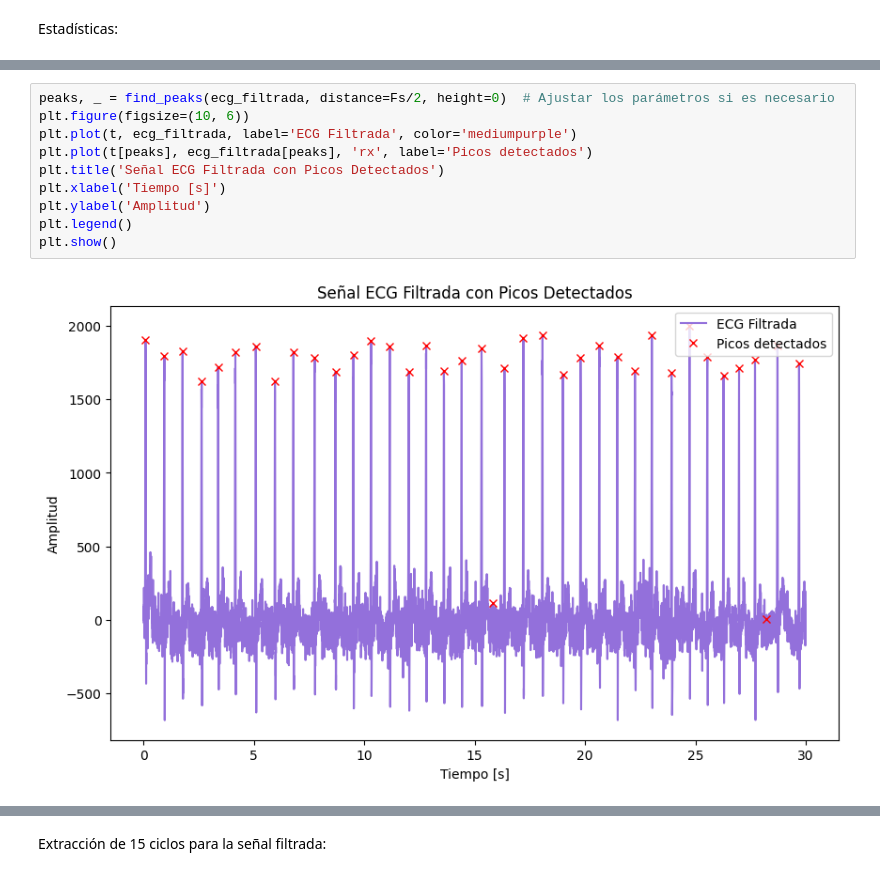
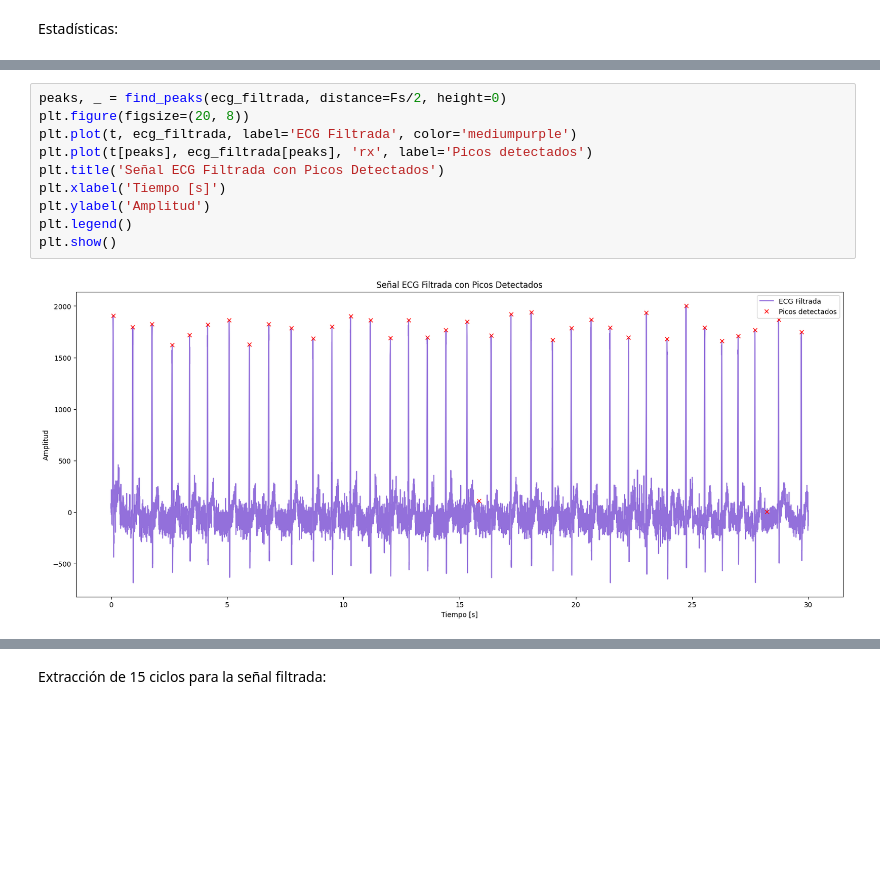
Before and after one commit to isaBedoyao/Biosignals, a Jupyter notebook: PRÁCTICA 3/P3_ECG_AntoniaYepes_IsabellaBedoya.ipynb, the cells around one changed output, grey strips where cells are left out. Drawn from its saved outputs; the diff is of its cells as text; blank space fills up the shorter version.

```diff
--- a/PRÁCTICA 3/P3_ECG_AntoniaYepes_IsabellaBedoya.ipynb
+++ b/PRÁCTICA 3/P3_ECG_AntoniaYepes_IsabellaBedoya.ipynb
@@ -141,15 +143,15 @@ plt.show()
 # %%
-peaks, _ = find_peaks(ecg_filtrada, distance=Fs/2, height=0)  # Ajustar los parámetros si es necesario
-plt.figure(figsize=(10, 6))
+peaks, _ = find_peaks(ecg_filtrada, distance=Fs/2, height=0)
+plt.figure(figsize=(20, 8))
 plt.plot(t, ecg_filtrada, label='ECG Filtrada', color='mediumpurple')
 plt.plot(t[peaks], ecg_filtrada[peaks], 'rx', label='Picos detectados')
 plt.title('Señal ECG Filtrada con Picos Detectados')
 plt.xlabel('Tiempo [s]')
 plt.ylabel('Amplitud')
 plt.legend()
 plt.show()
 # %% [output]
-[figure, old version]
+[figure, new version]
 # %%
 t_ciclo = t[peaks[0]:peaks[1]]
 ciclo_filtrada = ecg_filtrada[peaks[0]:peaks[1]]
```
Also changed, not shown: parts of 33 cells of this notebook.
